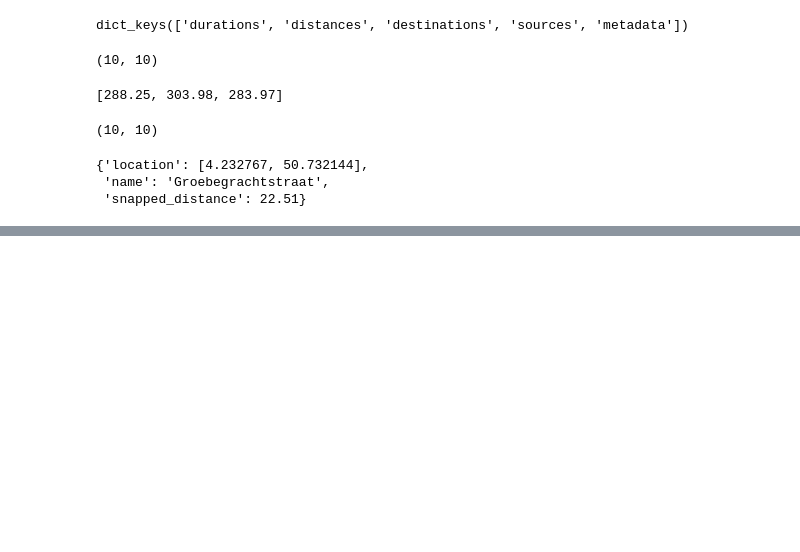
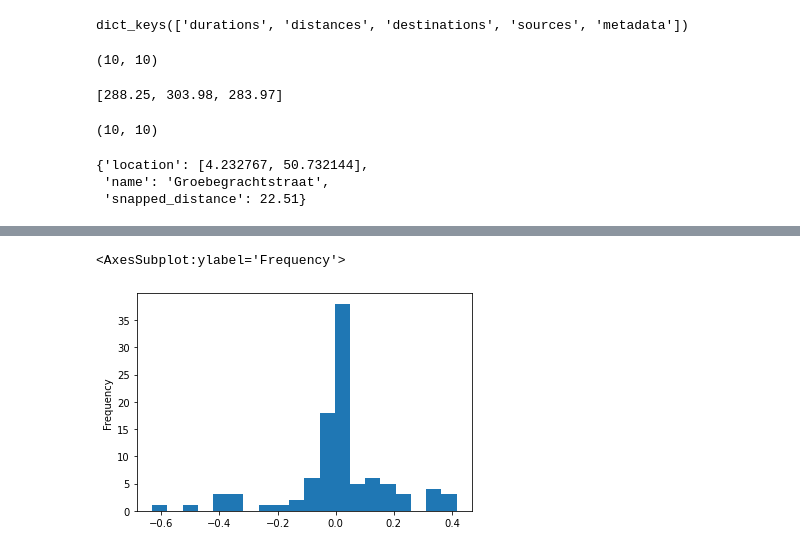
Before and after one commit to MarkiesFredje/google-maps-distance, a Jupyter notebook: explore.ipynb, the cells around one changed output, grey strips where cells are left out. Cells and saved outputs as stored; diff of their text form; code cells hidden in the pictures; blank space fills up the shorter version.

```diff
--- a/explore.ipynb
+++ b/explore.ipynb
@@ -188,0 +241,5 @@ gdf_traveltime.head()
+# %%
+df_traveltime_deviation["delta_g_ors_m_pct"].plot(kind="hist", bins=20)
+# %% [output]
+<AxesSubplot:ylabel='Frequency'>
+[figure, added]
```
Also changed, not shown: parts of 8 cells of this notebook, 1 other file.
